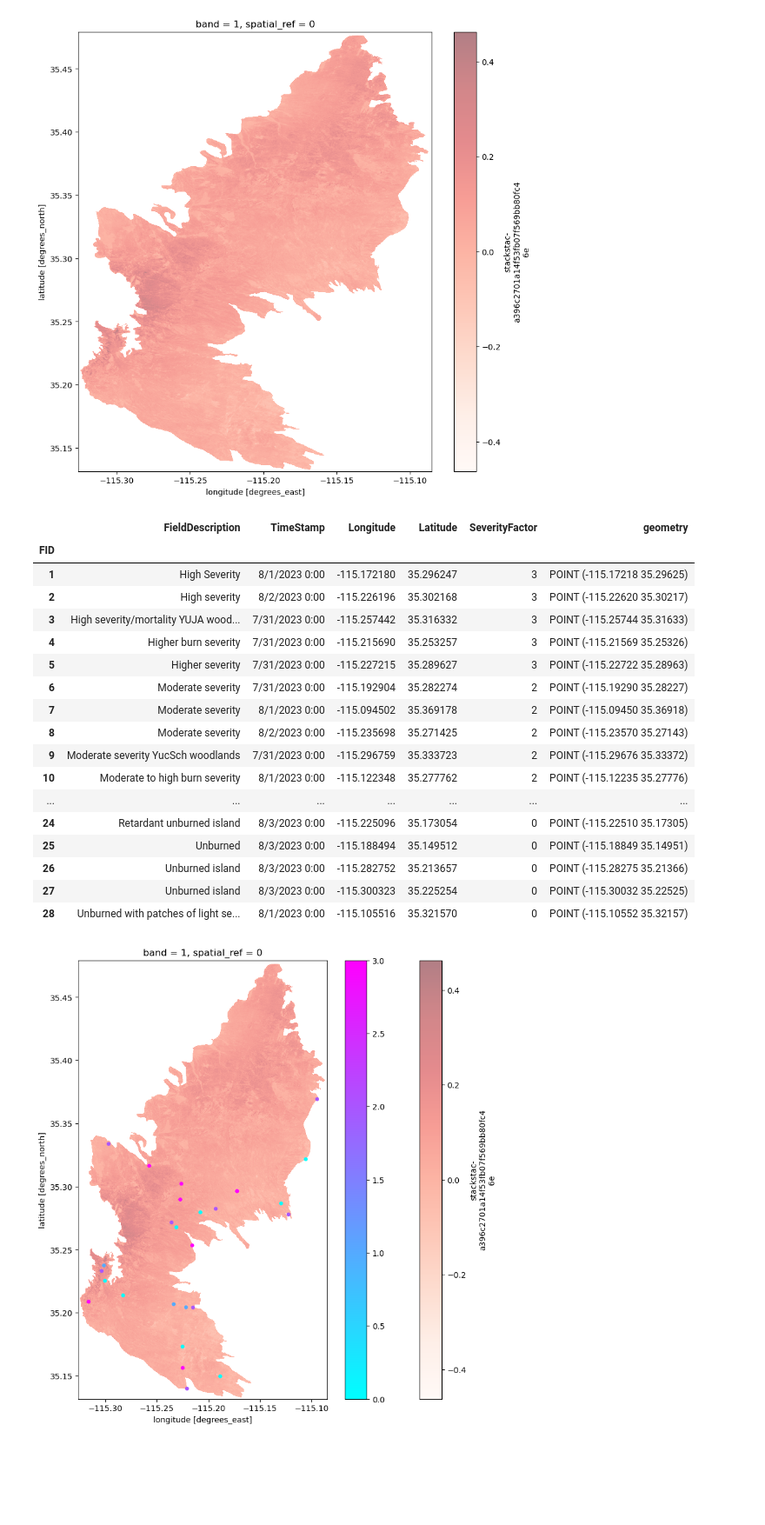
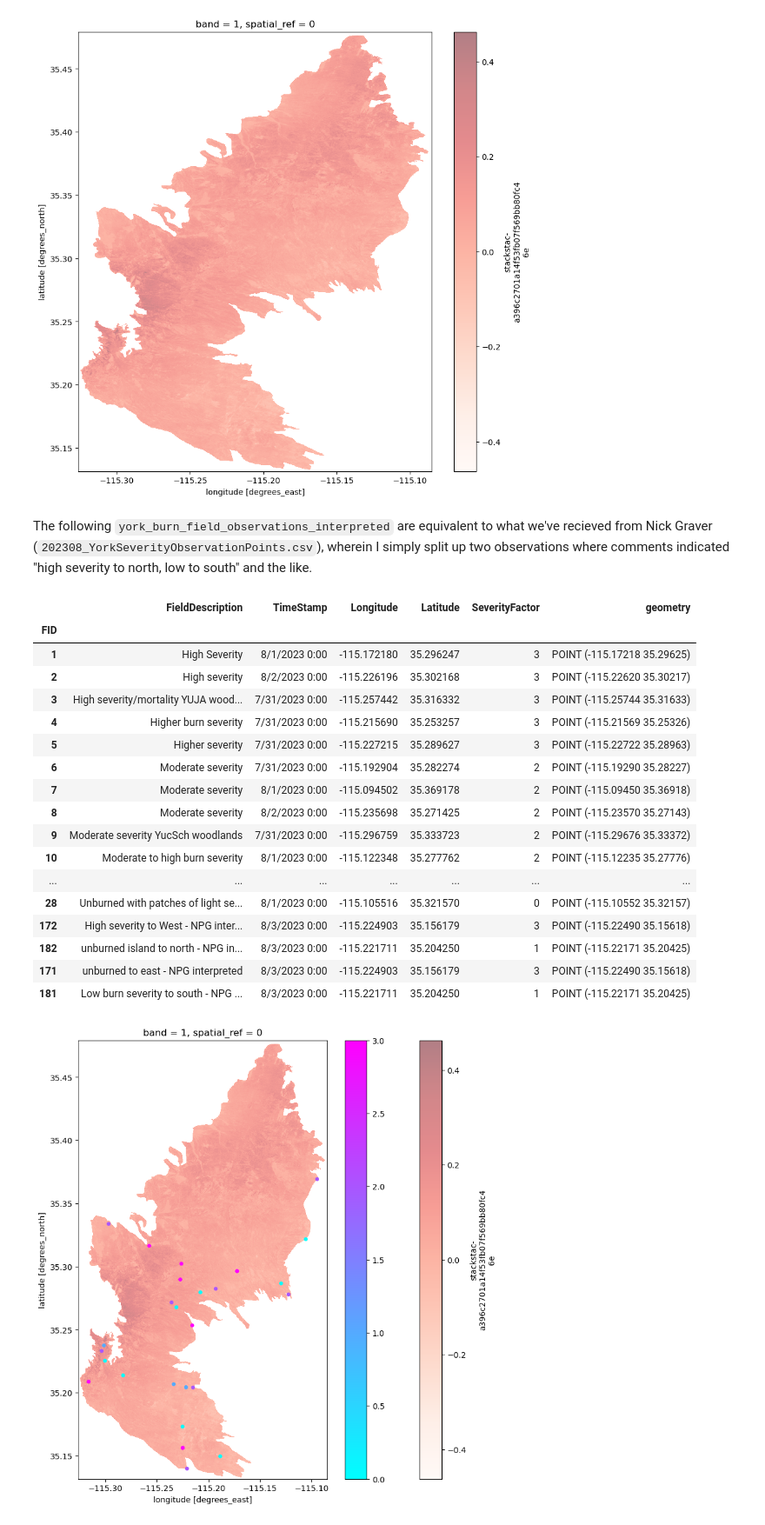
Before and after one commit to SchmidtDSE/burn-severity-mapping-poc, a Jupyter notebook: exploratory/ground_truth_comparison_york.ipynb, the cells around one changed output. Shown at 87% size. Cells and saved outputs as stored; diff of their text form; code cells hidden in the pictures; blank space fills up the shorter version.

```diff
--- a/exploratory/ground_truth_comparison_york.ipynb
+++ b/exploratory/ground_truth_comparison_york.ipynb
@@ -79,33 +79,37 @@ rbr.rio.reproject("EPSG:4326").plot.imshow(ax=ax, cmap='Reds', alpha=0.5)
 plt.show()
 # %% [output]
 [figure]
+# %% [markdown]
+The following `york_burn_field_observations_interpreted` are equivalent to what we've recieved from Nick Graver (`202308_YorkSeverityObservationPoints.csv`), wherein I simply split up two observations where comments indicated "high severity to north, low to south" and the like.
+# %%
+# severity_points_df = pd.read_csv('202308_YorkSeverityObservationPoints.csv')
+severity_points_df = pd.read_csv('york_burn_field_observations_interpreted.csv')
 # %%
-severity_points_df = pd.read_csv('202308_YorkSeverityObservationPoints.csv')
 severity_points_df['geometry'] = severity_points_df.apply(lambda row: Point(row.Longitude, row.Latitude), axis=1)
 severity_points_gdf = gpd.GeoDataFrame(severity_points_df, geometry='geometry')
 severity_points_gdf.crs = 'EPSG:4326'
 severity_points_gdf.rename(columns={'name': 'FieldDescription'}, inplace=True)
 severity_points_gdf.set_index('FID', inplace=True)
 severity_points_gdf
 # %% [output]
 |  | FieldDescription | TimeStamp | Longitude | Latitude | SeverityFactor | geometry |
 | FID |  |  |  |  |  |  |
 | 1 | High Severity | 8/1/2023 0:00 | -115.172180 | 35.296247 | 3 | POINT (-115.17218 35.29625) |
 | 2 | High severity | 8/2/2023 0:00 | -115.226196 | 35.302168 | 3 | POINT (-115.22620 35.30217) |
 | 3 | High severity/mortality YUJA wood... | 7/31/2023 0:00 | -115.257442 | 35.316332 | 3 | POINT (-115.25744 35.31633) |
 | 4 | Higher burn severity | 7/31/2023 0:00 | -115.215690 | 35.253257 | 3 | POINT (-115.21569 35.25326) |
 | 5 | Higher severity | 7/31/2023 0:00 | -115.227215 | 35.289627 | 3 | POINT (-115.22722 35.28963) |
 | 6 | Moderate severity | 7/31/2023 0:00 | -115.192904 | 35.282274 | 2 | POINT (-115.19290 35.28227) |
 | 7 | Moderate severity | 8/1/2023 0:00 | -115.094502 | 35.369178 | 2 | POINT (-115.09450 35.36918) |
 | 8 | Moderate severity | 8/2/2023 0:00 | -115.235698 | 35.271425 | 2 | POINT (-115.23570 35.27143) |
 | 9 | Moderate severity YucSch woodlands | 7/31/2023 0:00 | -115.296759 | 35.333723 | 2 | POINT (-115.29676 35.33372) |
 | 10 | Moderate to high burn severity | 8/1/2023 0:00 | -115.122348 | 35.277762 | 2 | POINT (-115.12235 35.27776) |
 | ... | ... | ... | ... | ... | ... | ... |
-| 24 | Retardant unburned island | 8/3/2023 0:00 | -115.225096 | 35.173054 | 0 | POINT (-115.22510 35.17305) |
-| 25 | Unburned | 8/3/2023 0:00 | -115.188494 | 35.149512 | 0 | POINT (-115.18849 35.14951) |
-| 26 | Unburned island | 8/3/2023 0:00 | -115.282752 | 35.213657 | 0 | POINT (-115.28275 35.21366) |
-| 27 | Unburned island | 8/3/2023 0:00 | -115.300323 | 35.225254 | 0 | POINT (-115.30032 35.22525) |
 | 28 | Unburned with patches of light se... | 8/1/2023 0:00 | -115.105516 | 35.321570 | 0 | POINT (-115.10552 35.32157) |
+| 172 | High severity to West - NPG inter... | 8/3/2023 0:00 | -115.224903 | 35.156179 | 3 | POINT (-115.22490 35.15618) |
+| 182 | unburned island to north - NPG in... | 8/3/2023 0:00 | -115.221711 | 35.204250 | 1 | POINT (-115.22171 35.20425) |
+| 171 | unburned to east - NPG interpreted | 8/3/2023 0:00 | -115.224903 | 35.156179 | 3 | POINT (-115.22490 35.15618) |
+| 181 | Low burn severity to south - NPG ... | 8/3/2023 0:00 | -115.221711 | 35.204250 | 1 | POINT (-115.22171 35.20425) |
 # %%
 with open('burn_field_observations.geojson', 'w') as f:
     f.write(severity_points_gdf.to_json())
```
Also changed, not shown: parts of 6 cells of this notebook, 5 other files.
